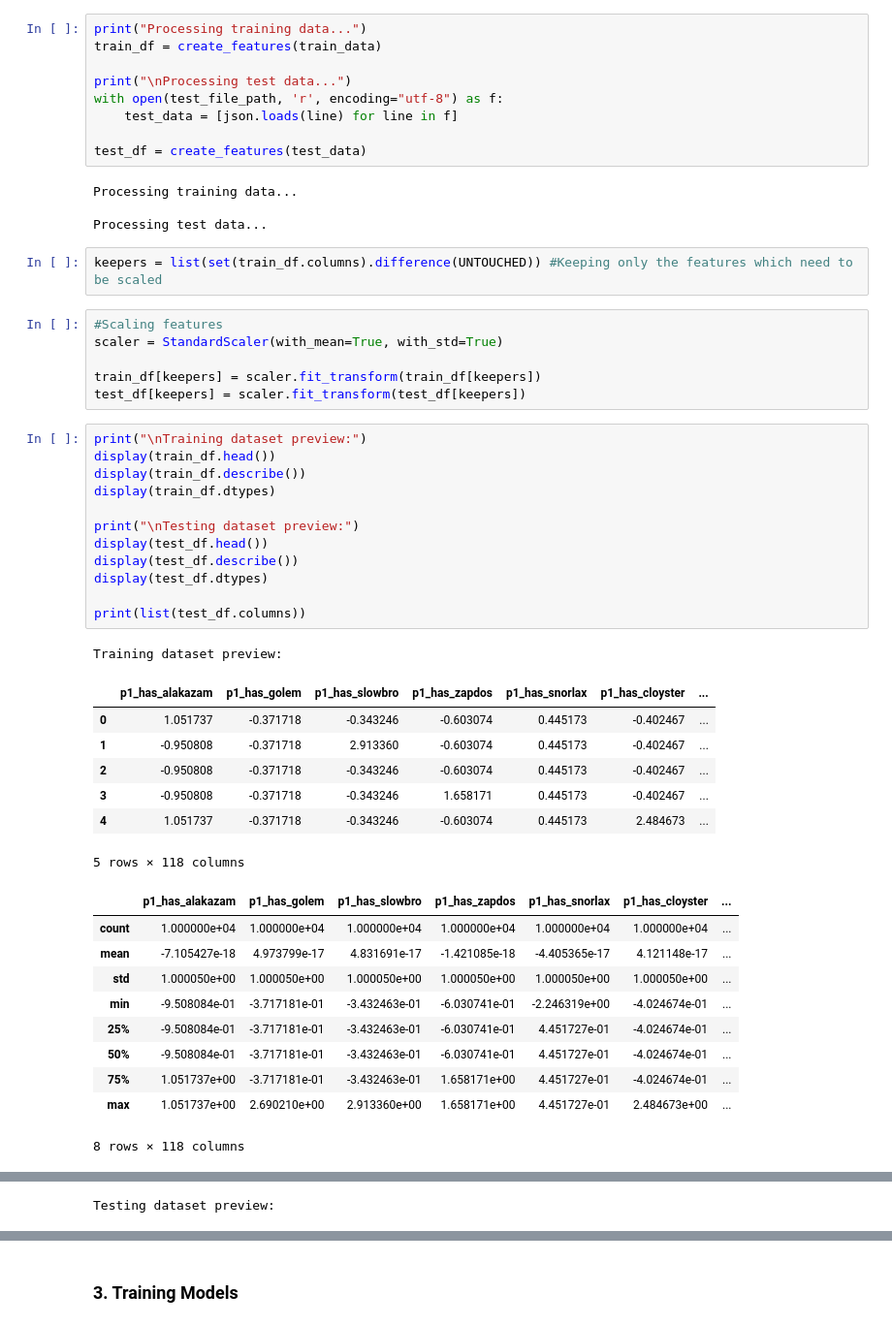
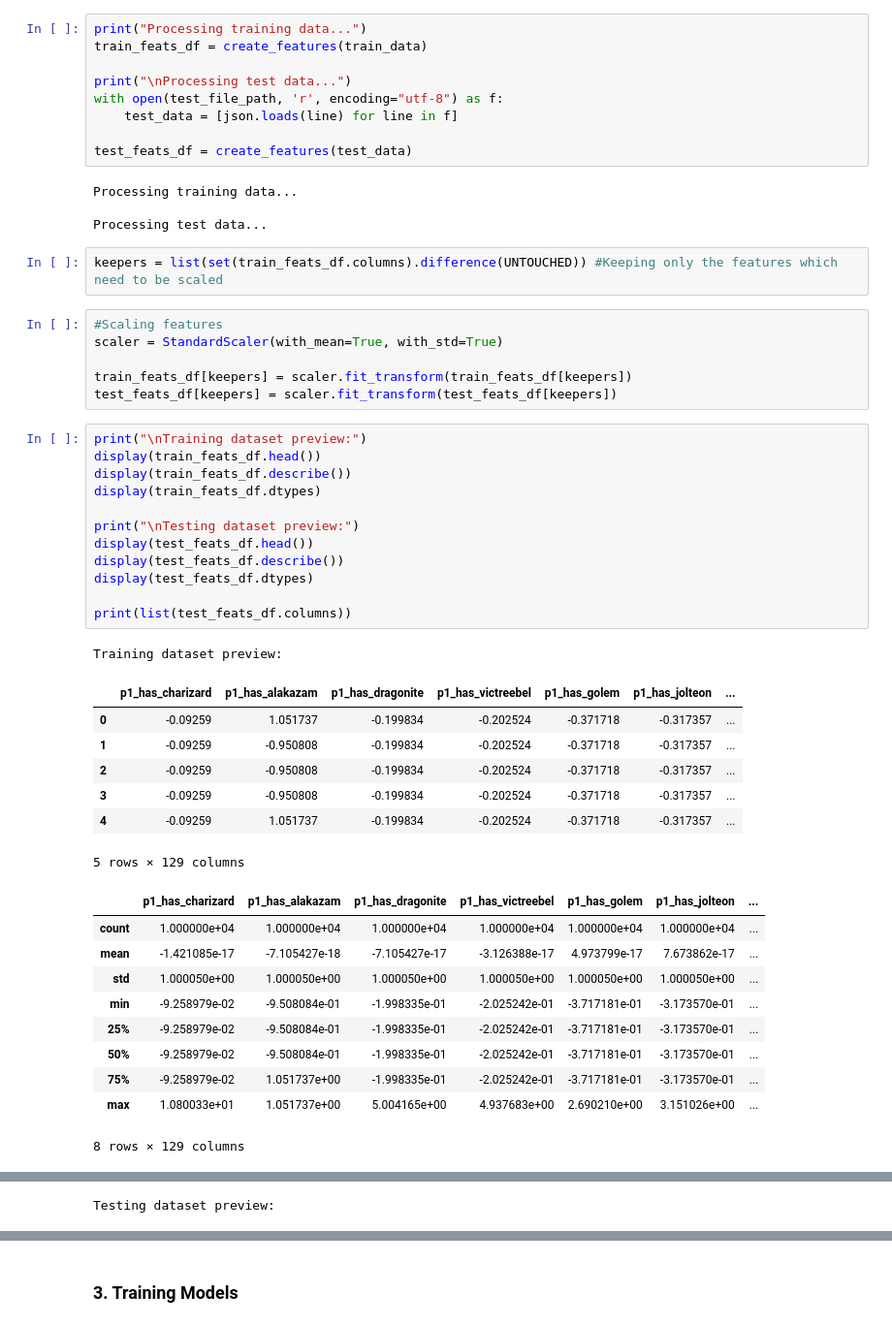
Before and after one commit to stebtc04/pokemon-challenge, a Jupyter notebook: starter-notebook.ipynb, the cells around one changed output, grey strips where cells are left out. Shown at 97% size. Cells and saved outputs as stored; diff of their text form.

```diff
--- a/starter-notebook.ipynb
+++ b/starter-notebook.ipynb
@@ -457,52 +501,52 @@ def create_features(data: list[dict]) -> pd.DataFrame:  # Function takes a list
 # %%
 print("Processing training data...")
-train_df = create_features(train_data)
+train_feats_df = create_features(train_data)
 
 print("\nProcessing test data...")
 with open(test_file_path, 'r', encoding="utf-8") as f:
     test_data = [json.loads(line) for line in f]
 
-test_df = create_features(test_data)
+test_feats_df = create_features(test_data)
 # %% [output]
 Processing training data...
 
 Processing test data...
 # %%
-keepers = list(set(train_df.columns).difference(UNTOUCHED)) #Keeping only the features which need to be scaled
+keepers = list(set(train_feats_df.columns).difference(UNTOUCHED)) #Keeping only the features which need to be scaled
 # %%
 #Scaling features
 scaler = StandardScaler(with_mean=True, with_std=True)
 
-train_df[keepers] = scaler.fit_transform(train_df[keepers])
-test_df[keepers] = scaler.fit_transform(test_df[keepers])
+train_feats_df[keepers] = scaler.fit_transform(train_feats_df[keepers])
+test_feats_df[keepers] = scaler.fit_transform(test_feats_df[keepers])
 # %%
 print("\nTraining dataset preview:")
-display(train_df.head())
-display(train_df.describe())
-display(train_df.dtypes)
+display(train_feats_df.head())
+display(train_feats_df.describe())
+display(train_feats_df.dtypes)
 
 print("\nTesting dataset preview:")
-display(test_df.head())
-display(test_df.describe())
-display(test_df.dtypes)
+display(test_feats_df.head())
+display(test_feats_df.describe())
+display(test_feats_df.dtypes)
 
-print(list(test_df.columns))
+print(list(test_feats_df.columns))
 # %% [output]
 Training dataset preview:
-|  | p1_has_alakazam | p1_has_golem | p1_has_slowbro | p1_has_zapdos | p1_has_snorlax | p1_has_cloyster | ... |
-| 0 | 1.051737 | -0.371718 | -0.343246 | -0.603074 | 0.445173 | -0.402467 | ... |
-| 1 | -0.950808 | -0.371718 | 2.913360 | -0.603074 | 0.445173 | -0.402467 | ... |
-| 2 | -0.950808 | -0.371718 | -0.343246 | -0.603074 | 0.445173 | -0.402467 | ... |
-| 3 | -0.950808 | -0.371718 | -0.343246 | 1.658171 | 0.445173 | -0.402467 | ... |
-| 4 | 1.051737 | -0.371718 | -0.343246 | -0.603074 | 0.445173 | 2.484673 | ... |
+|  | p1_has_charizard | p1_has_alakazam | p1_has_dragonite | p1_has_victreebel | p1_has_golem | p1_has_jolteon | ... |
+| 0 | -0.09259 | 1.051737 | -0.199834 | -0.202524 | -0.371718 | -0.317357 | ... |
+| 1 | -0.09259 | -0.950808 | -0.199834 | -0.202524 | -0.371718 | -0.317357 | ... |
+| 2 | -0.09259 | -0.950808 | -0.199834 | -0.202524 | -0.371718 | -0.317357 | ... |
+| 3 | -0.09259 | -0.950808 | -0.199834 | -0.202524 | -0.371718 | -0.317357 | ... |
+| 4 | -0.09259 | 1.051737 | -0.199834 | -0.202524 | -0.371718 | -0.317357 | ... |
-5 rows × 118 columns
+5 rows × 129 columns
-|  | p1_has_alakazam | p1_has_golem | p1_has_slowbro | p1_has_zapdos | p1_has_snorlax | p1_has_cloyster | ... |
+|  | p1_has_charizard | p1_has_alakazam | p1_has_dragonite | p1_has_victreebel | p1_has_golem | p1_has_jolteon | ... |
 | count | 1.000000e+04 | 1.000000e+04 | 1.000000e+04 | 1.000000e+04 | 1.000000e+04 | 1.000000e+04 | ... |
-| mean | -7.105427e-18 | 4.973799e-17 | 4.831691e-17 | -1.421085e-18 | -4.405365e-17 | 4.121148e-17 | ... |
+| mean | -1.421085e-17 | -7.105427e-18 | -7.105427e-17 | -3.126388e-17 | 4.973799e-17 | 7.673862e-17 | ... |
 | std | 1.000050e+00 | 1.000050e+00 | 1.000050e+00 | 1.000050e+00 | 1.000050e+00 | 1.000050e+00 | ... |
-| min | -9.508084e-01 | -3.717181e-01 | -3.432463e-01 | -6.030741e-01 | -2.246319e+00 | -4.024674e-01 | ... |
-| 25% | -9.508084e-01 | -3.717181e-01 | -3.432463e-01 | -6.030741e-01 | 4.451727e-01 | -4.024674e-01 | ... |
-| 50% | -9.508084e-01 | -3.717181e-01 | -3.432463e-01 | -6.030741e-01 | 4.451727e-01 | -4.024674e-01 | ... |
-| 75% | 1.051737e+00 | -3.717181e-01 | -3.432463e-01 | 1.658171e+00 | 4.451727e-01 | -4.024674e-01 | ... |
-| max | 1.051737e+00 | 2.690210e+00 | 2.913360e+00 | 1.658171e+00 | 4.451727e-01 | 2.484673e+00 | ... |
+| min | -9.258979e-02 | -9.508084e-01 | -1.998335e-01 | -2.025242e-01 | -3.717181e-01 | -3.173570e-01 | ... |
+| 25% | -9.258979e-02 | -9.508084e-01 | -1.998335e-01 | -2.025242e-01 | -3.717181e-01 | -3.173570e-01 | ... |
+| 50% | -9.258979e-02 | -9.508084e-01 | -1.998335e-01 | -2.025242e-01 | -3.717181e-01 | -3.173570e-01 | ... |
+| 75% | -9.258979e-02 | 1.051737e+00 | -1.998335e-01 | -2.025242e-01 | -3.717181e-01 | -3.173570e-01 | ... |
+| max | 1.080033e+01 | 1.051737e+00 | 5.004165e+00 | 4.937683e+00 | 2.690210e+00 | 3.151026e+00 | ... |
-8 rows × 118 columns
+8 rows × 129 columns
```
Also changed, not shown: parts of 7 cells of this notebook.
